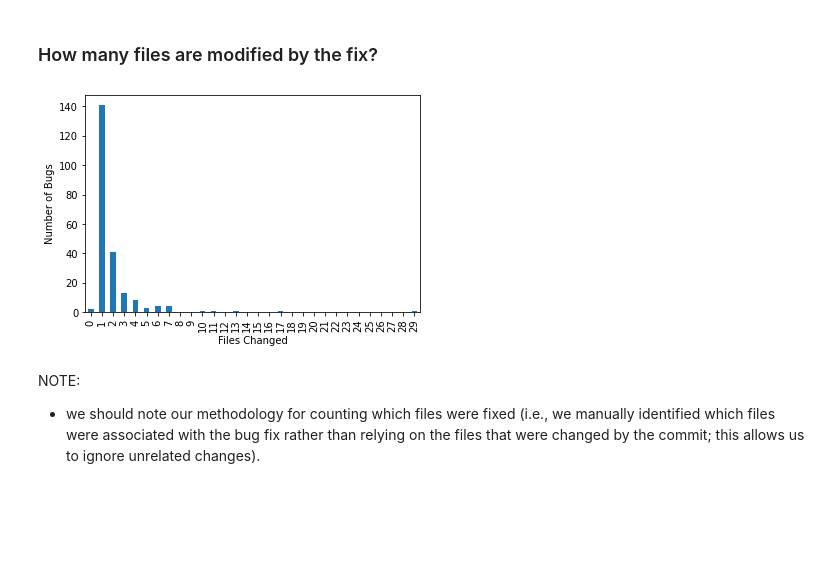
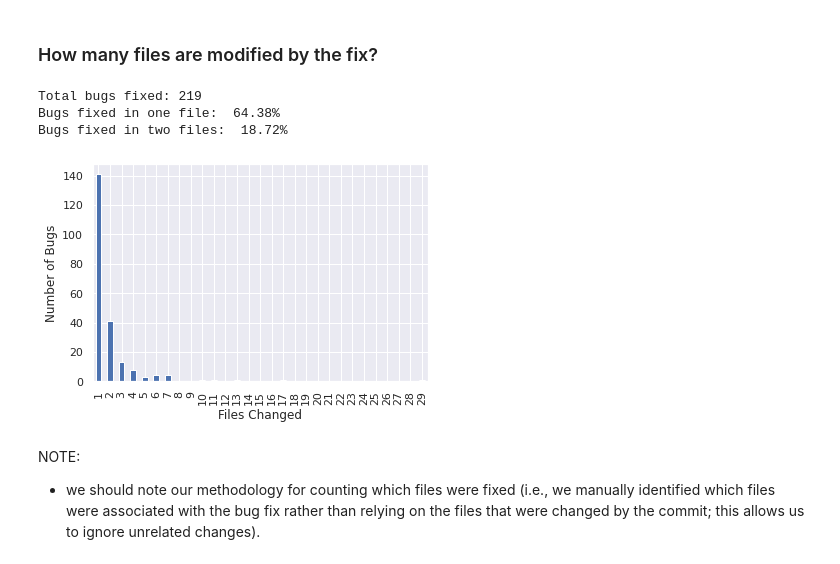
Before and after one commit to robust-rosin/robust, a Jupyter notebook: notebooks/robust.ipynb, the cells around one changed output. Drawn from its saved outputs; the diff is of its cells as text; code cells hidden in the pictures; blank space fills up the shorter version.

```diff
--- a/notebooks/robust.ipynb
+++ b/notebooks/robust.ipynb
@@ -14,7 +14,11 @@ import yaml
 import matplotlib.pyplot as plt
 import numpy as np
 import pandas as pd
+import seaborn as sns
 from robust import BugDescription, ROBUST
+
+# Apply the default theme
+sns.set_theme()
 
 DATASET = ROBUST("..")
 
@@ -142,25 +157,32 @@ TODO:
 # %%
 def num_files_fixed() -> None:
     tally = collections.Counter()
     for description in DATASET.values():
         fixed_files = description.fix.fix_in
         if fixed_files is None:
             num_fixed = 0
         else:
             num_fixed = len(fixed_files)
         tally[num_fixed] += 1
 
     max_files_changed = max(tally)
-    files_changed_to_num_bugs = {n: tally[n] for n in range(max_files_changed + 1)}
+    files_changed_to_num_bugs = {n: tally[n] for n in range(1, max_files_changed + 1)}
+    total_bugs_fixed = sum(files_changed_to_num_bugs.values())
 
     df = counter_to_df(files_changed_to_num_bugs, 'Files Changed')
     df.plot(kind='bar', ylabel='Number of Bugs', legend=False)
     # print(df)
+    print(f"Total bugs fixed: {total_bugs_fixed}")
+    print(f"Bugs fixed in one file: {files_changed_to_num_bugs[1] / total_bugs_fixed : .2%}")
+    print(f"Bugs fixed in two files: {files_changed_to_num_bugs[2] / total_bugs_fixed : .2%}")
 
 
 num_files_fixed()
 # %% [output]
+Total bugs fixed: 219
+Bugs fixed in one file:  64.38%
+Bugs fixed in two files:  18.72%
-[figure, old version]
+[figure, new version]
 # %% [markdown]
 NOTE:
 
```
Also changed, not shown: parts of 5 cells of this notebook.
